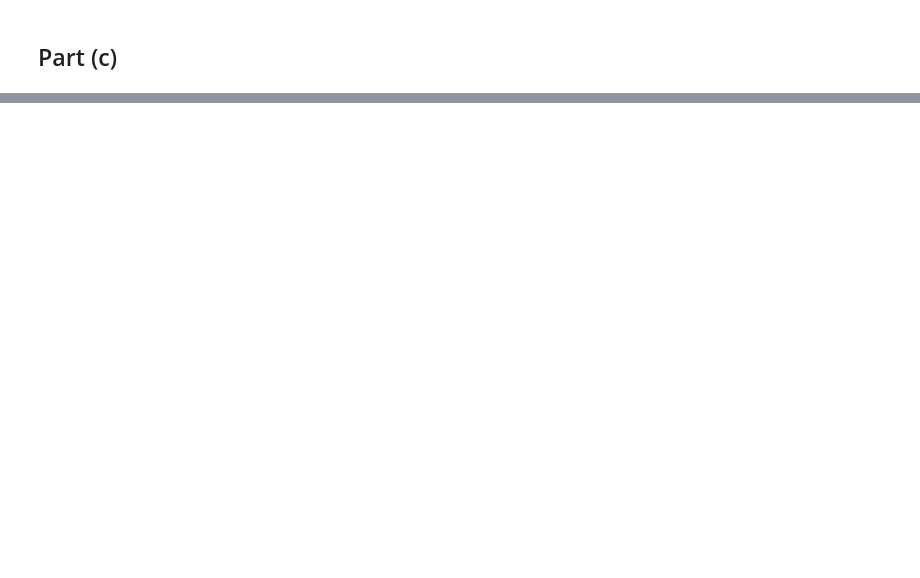
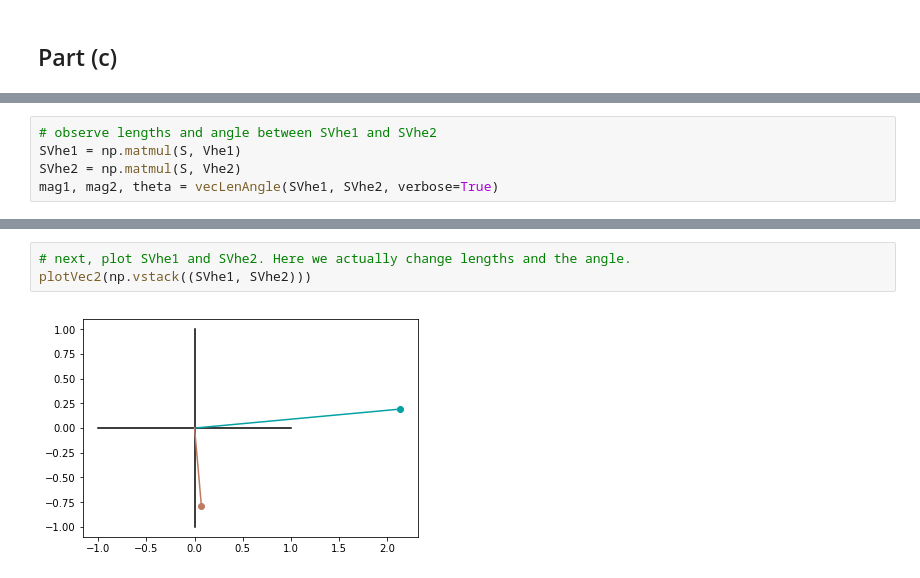
Before and after one commit to rfeinman/hw-mathtools, a Jupyter notebook: hw1_Feinman/hw1.ipynb, the cells around one changed output, grey strips where cells are left out. Drawn from its saved outputs; the diff is of its cells as text; blank space fills up the shorter version.

```diff
--- a/hw1_Feinman/hw1.ipynb
+++ b/hw1_Feinman/hw1.ipynb
@@ -202,0 +248,5 @@ Angle (radians): 1.73
+# %%
+# observe lengths and angle between SVhe1 and SVhe2
+SVhe1 = np.matmul(S, Vhe1)
+SVhe2 = np.matmul(S, Vhe2)
+mag1, mag2, theta = vecLenAngle(SVhe1, SVhe2, verbose=True)
@@ -202,0 +278,5 @@ Angle (radians): 1.73
+# %%
+# next, plot SVhe1 and SVhe2. Here we actually change lengths and the angle.
+plotVec2(np.vstack((SVhe1, SVhe2)))
+# %% [output]
+[figure, added]
```
Also changed, not shown: parts of 16 cells of this notebook.
